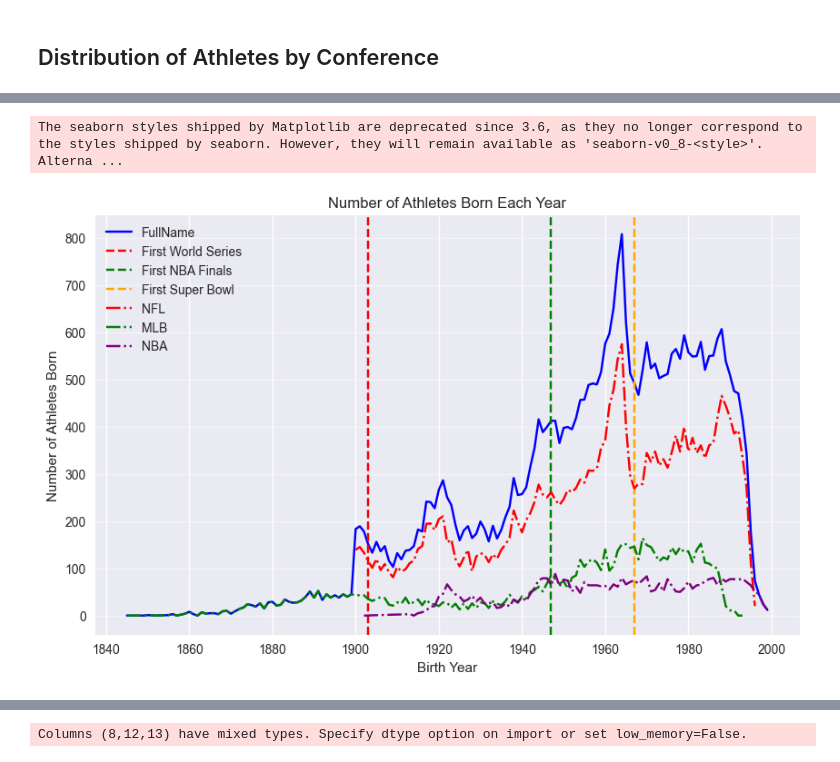
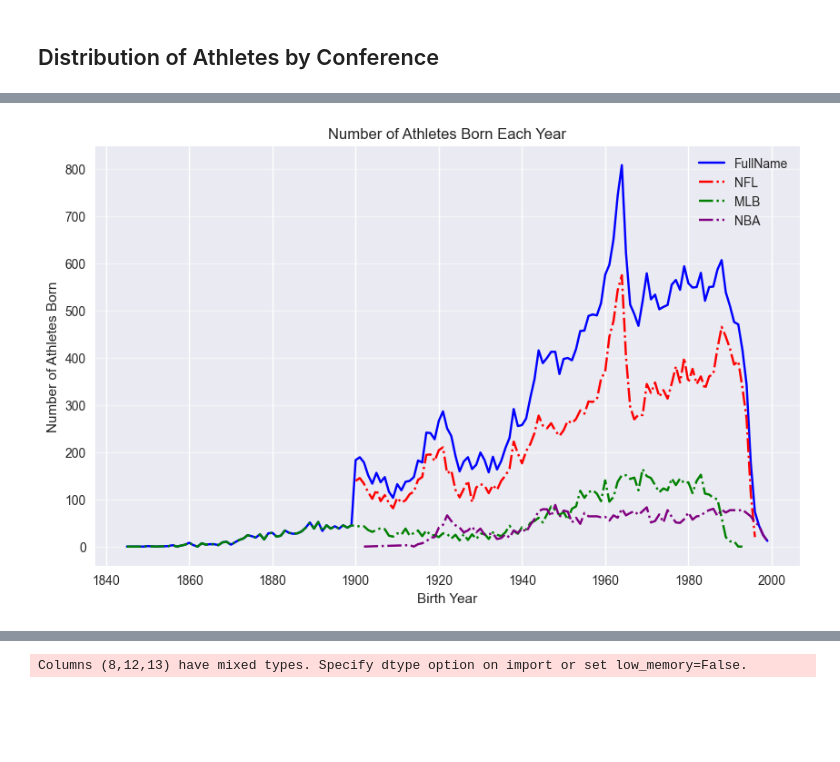
Before and after one commit to bradymonks/NWMSU-Capstone-Project, a Jupyter notebook: EDA.ipynb, the cells around one changed output, grey strips where cells are left out. Cells and saved outputs as stored; diff of their text form; code cells hidden in the pictures; blank space fills up the shorter version.

```diff
--- a/EDA.ipynb
+++ b/EDA.ipynb
@@ -179,35 +190,38 @@ Columns (13) have mixed types. Specify dtype option on import or set low_memory=
 # %%
 # Set figure size and color scheme
 plt.figure(figsize=(10,6))
 plt.style.use("seaborn")
 
+# Convert "BirthDay" column to datetime format
+df["BirthDay"] = pd.to_datetime(df["BirthDay"])
+
+# Create a new column "Year" to extract the year from "BirthDay"
+df["Year"] = df["BirthDay"].dt.year
+
+# Group the data by "Year" and count the number of athletes born each year
+birth_year_counts = df.groupby("Year")["FullName"].count()
+
 # Plot the main line
 birth_year_counts.plot(color="blue")
-
-# Add markers for important events
-plt.axvline(1903, color="r", linestyle="--", label="First World Series")
-plt.axvline(1947, color="g", linestyle="--", label="First NBA Finals")
-plt.axvline(1967, color="orange", linestyle="--", label="First Super Bowl")
 
 # Plot the separate lines for each league
 nfl_birth_years = df[df["League"] == "NFL"].groupby("Year")["FullName"].count()
 nfl_birth_years.plot(color="red", linestyle="-.", label="NFL")
 mlb_birth_years = df[df["League"] == "MLB"].groupby("Year")["FullName"].count()
 mlb_birth_years.plot(color="green", linestyle="-.", label="MLB")
 nba_birth_years = df[df["League"] == "NBA"].groupby("Year")["FullName"].count()
 nba_birth_years.plot(color="purple", linestyle="-.", label="NBA")
 
 # Set plot title and axis labels
 plt.title("Number of Athletes Born Each Year")
 plt.xlabel("Birth Year")
 plt.ylabel("Number of Athletes Born")
 
 # Add gridlines
 plt.grid(axis="y", alpha=0.5)
 
 # Add legend and show the plot
 plt.legend()
 plt.show()
 # %% [output]
-The seaborn styles shipped by Matplotlib are deprecated since 3.6, as they no longer correspond to the styles shipped by seaborn. However, they will remain available as 'seaborn-v0_8-<style>'. Alterna ...
-[figure, old version]
+[figure, new version]
```
Also changed, not shown: parts of 23 cells of this notebook, 32 other files.
